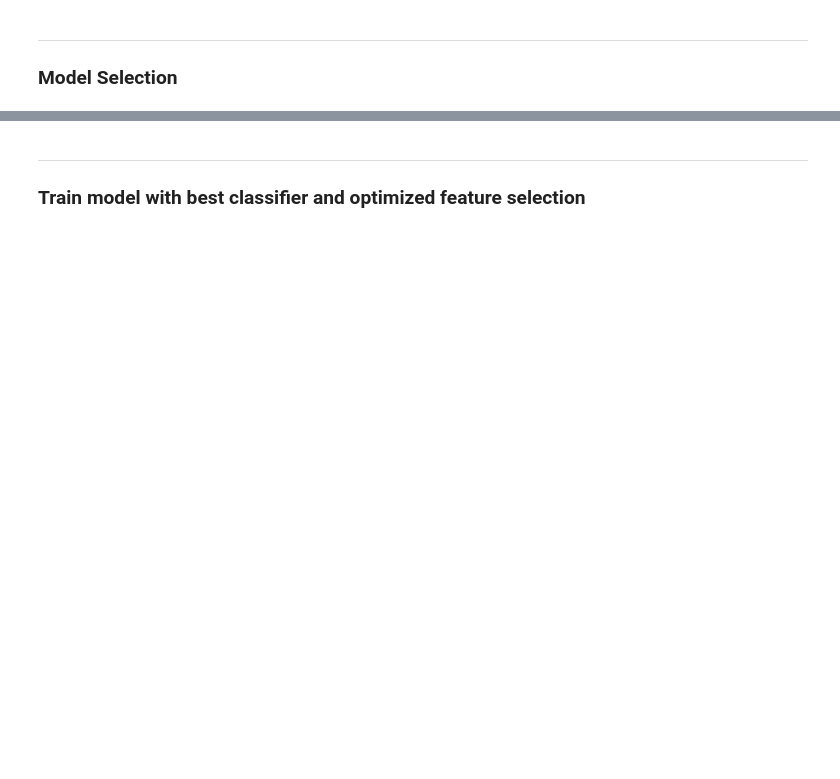
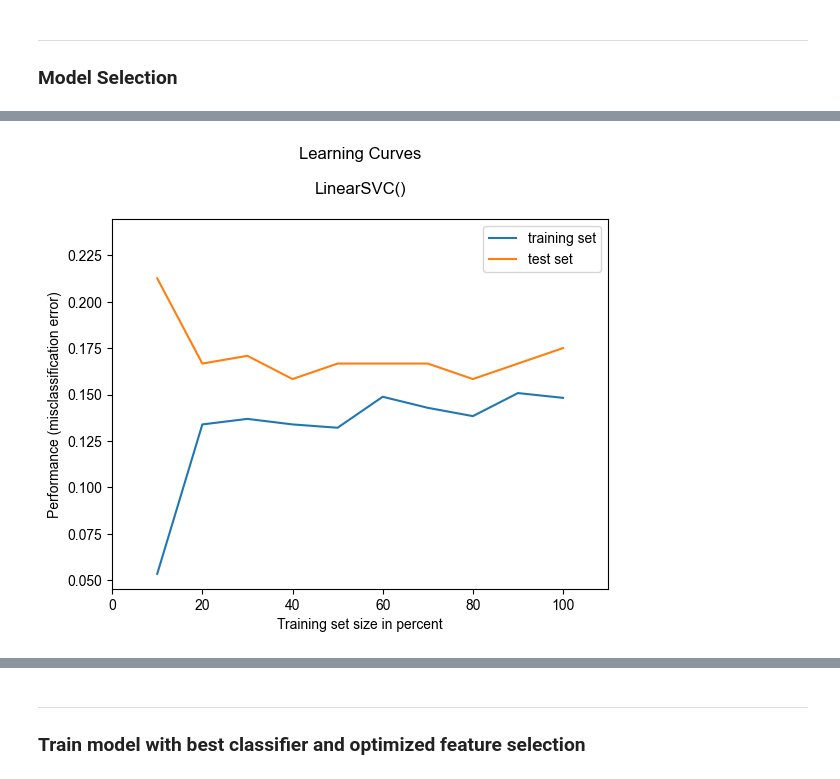
Before and after one commit to lstk44/TheSmithParasiteNOVA, a Jupyter notebook: ParasiteNotebook.ipynb, the cells around one changed output, grey strips where cells are left out. Cells and saved outputs as stored; diff of their text form; code cells hidden in the pictures; blank space fills up the shorter version.

```diff
--- a/ParasiteNotebook.ipynb
+++ b/ParasiteNotebook.ipynb
@@ -302,5 +372,7 @@ plt.show()
 # %%
-# from mlxtend.plotting import plot_learning_curves
+from mlxtend.plotting import plot_learning_curves
 
-# plot_learning_curves(xtrain_rfe, ytrain, xval_rfe, yval, RandomForestClassifier(), train_marker = '', test_marker = '')
-# plt.show()
+plot_learning_curves(xtrain_rfe, ytrain, xval_rfe, yval, LinearSVC(), train_marker = '', test_marker = '')
+plt.show()
+# %% [output]
+[figure, added]
```
Also changed, not shown: parts of 16 cells of this notebook.
